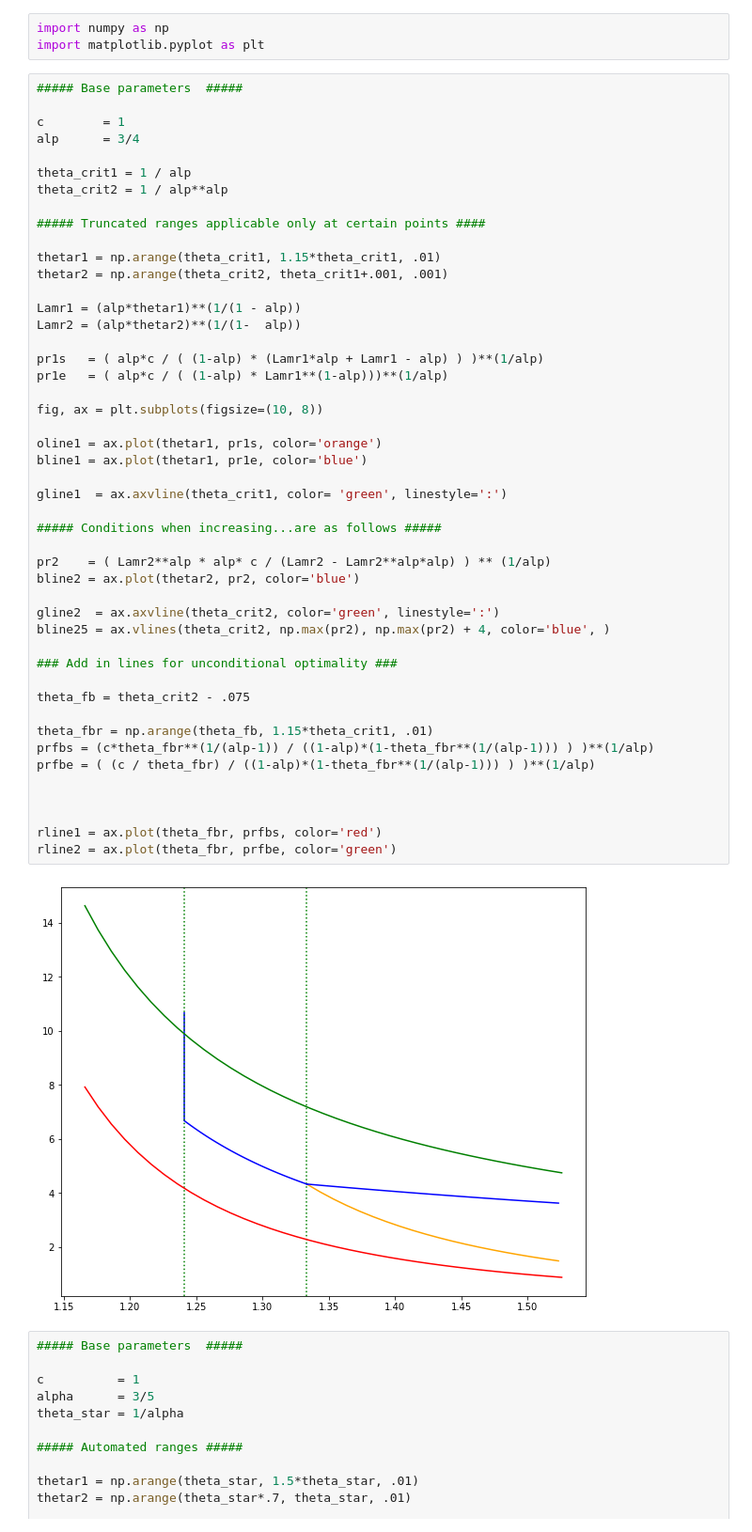
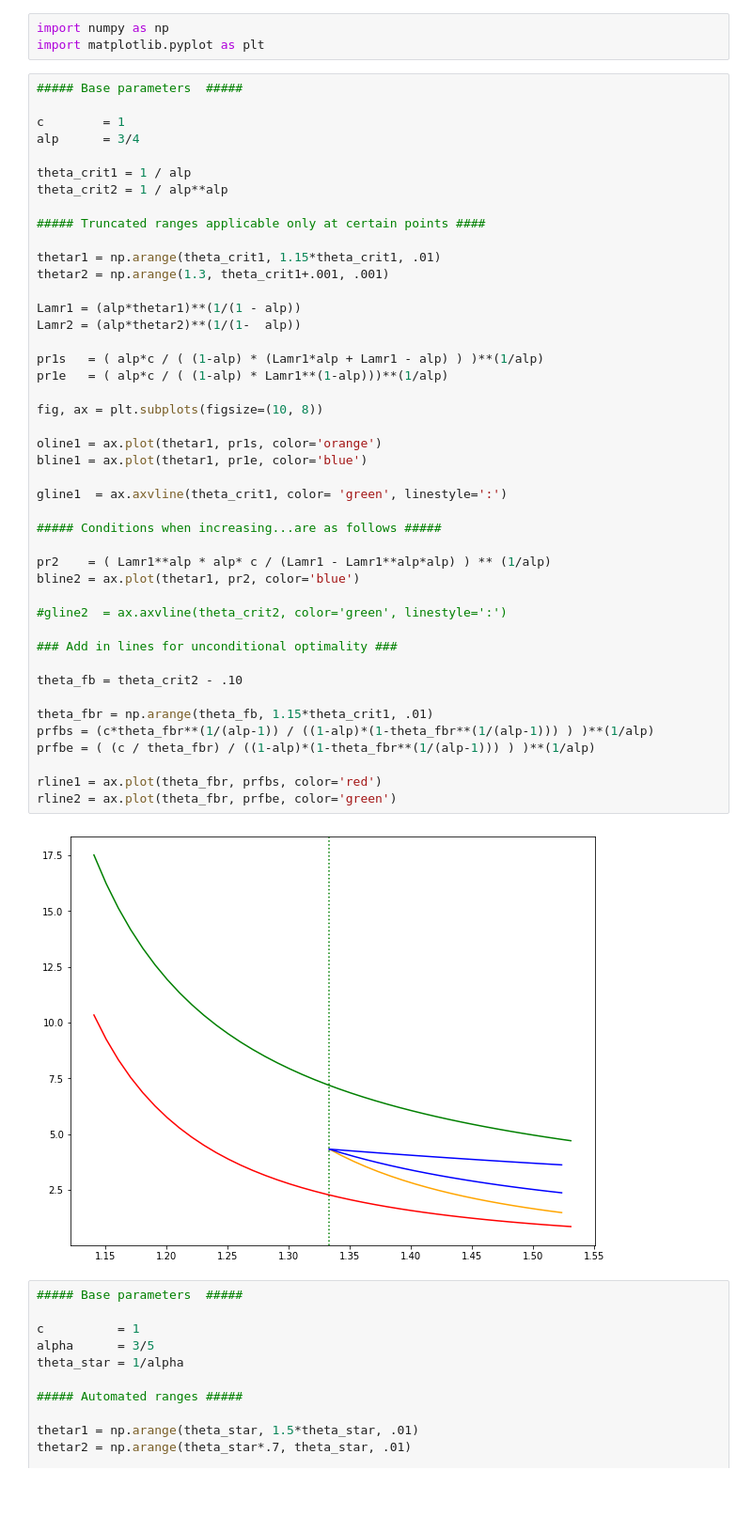
Before and after one commit to jhconning/enclosure, a Jupyter notebook: notebooks/ConditionalOptimality.ipynb, the cells around one changed output. Shown at 94% size. Drawn from its saved outputs; the diff is of its cells as text; blank space fills up the shorter version.

```diff
--- a/notebooks/ConditionalOptimality.ipynb
+++ b/notebooks/ConditionalOptimality.ipynb
@@ -165,43 +165,40 @@ theta_crit2 = 1 / alp**alp
 ##### Truncated ranges applicable only at certain points ####
 
 thetar1 = np.arange(theta_crit1, 1.15*theta_crit1, .01)
-thetar2 = np.arange(theta_crit2, theta_crit1+.001, .001)
+thetar2 = np.arange(1.3, theta_crit1+.001, .001)
 
 Lamr1 = (alp*thetar1)**(1/(1 - alp))
 Lamr2 = (alp*thetar2)**(1/(1-  alp))
 
 pr1s   = ( alp*c / ( (1-alp) * (Lamr1*alp + Lamr1 - alp) ) )**(1/alp)
 pr1e   = ( alp*c / ( (1-alp) * Lamr1**(1-alp)))**(1/alp)
 
 fig, ax = plt.subplots(figsize=(10, 8))
 
 oline1 = ax.plot(thetar1, pr1s, color='orange')
 bline1 = ax.plot(thetar1, pr1e, color='blue')
 
 gline1  = ax.axvline(theta_crit1, color= 'green', linestyle=':')
 
 ##### Conditions when increasing...are as follows #####
 
-pr2    = ( Lamr2**alp * alp* c / (Lamr2 - Lamr2**alp*alp) ) ** (1/alp)
-bline2 = ax.plot(thetar2, pr2, color='blue')
+pr2    = ( Lamr1**alp * alp* c / (Lamr1 - Lamr1**alp*alp) ) ** (1/alp)
+bline2 = ax.plot(thetar1, pr2, color='blue')
 
-gline2  = ax.axvline(theta_crit2, color='green', linestyle=':')
-bline25 = ax.vlines(theta_crit2, np.max(pr2), np.max(pr2) + 4, color='blue', )
+#gline2  = ax.axvline(theta_crit2, color='green', linestyle=':')
 
 ### Add in lines for unconditional optimality ###
 
-theta_fb = theta_crit2 - .075
+theta_fb = theta_crit2 - .10
 
 theta_fbr = np.arange(theta_fb, 1.15*theta_crit1, .01)
 prfbs = (c*theta_fbr**(1/(alp-1)) / ((1-alp)*(1-theta_fbr**(1/(alp-1))) ) )**(1/alp)
 prfbe = ( (c / theta_fbr) / ((1-alp)*(1-theta_fbr**(1/(alp-1))) ) )**(1/alp)
 
-
-
 rline1 = ax.plot(theta_fbr, prfbs, color='red')
 rline2 = ax.plot(theta_fbr, prfbe, color='green')
 # %% [output]
-[figure, old version]
+[figure, new version]
 # %%
 ##### Base parameters  #####
 
```
Also changed, not shown: parts of 3 cells of this notebook.
